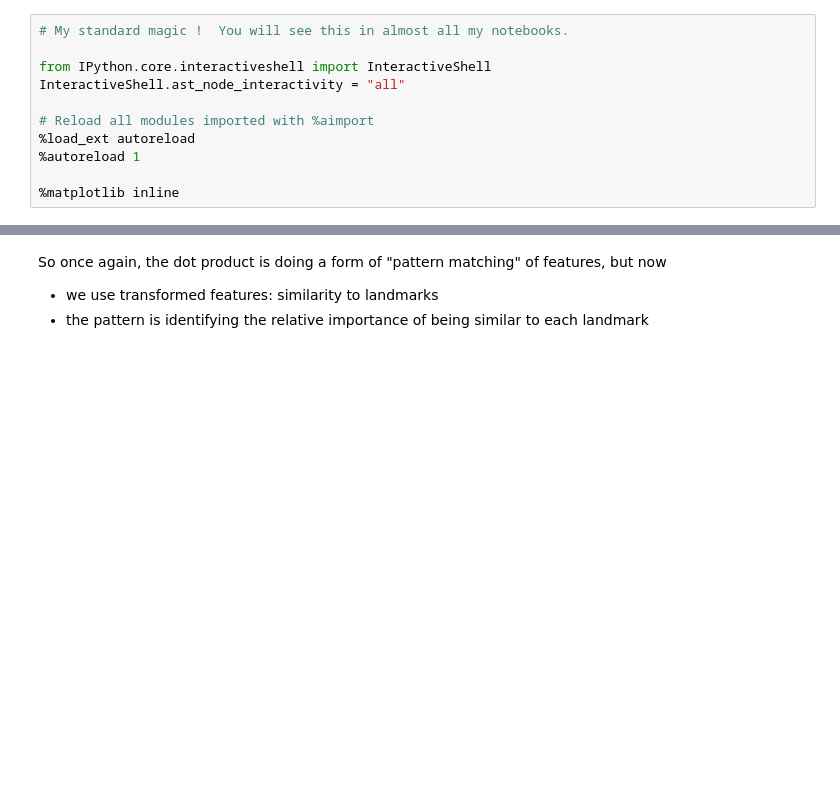
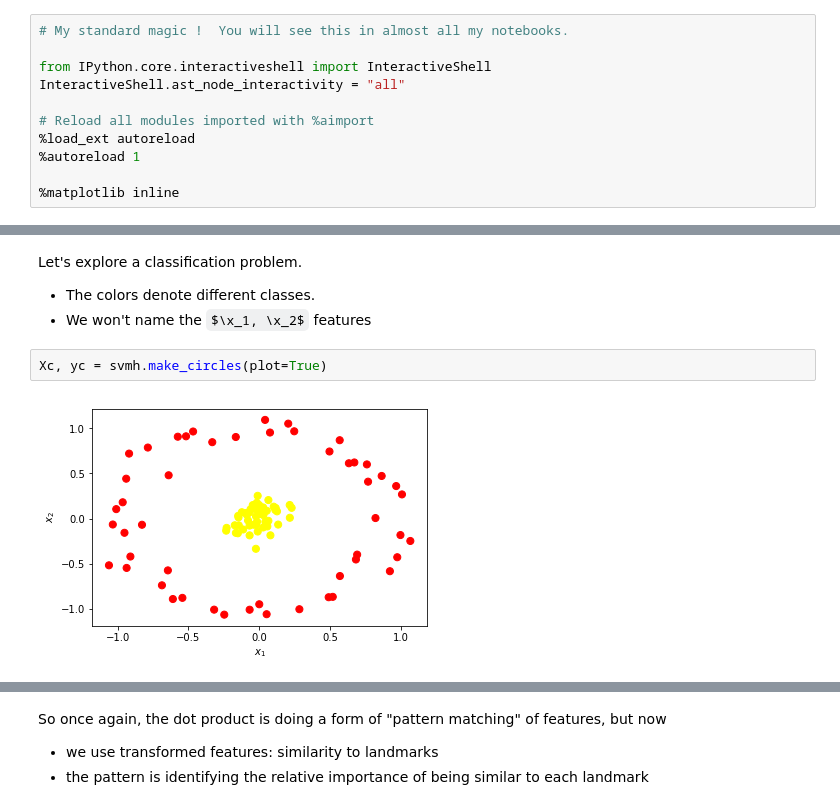
Before and after one commit to kenperry-public/ML_Fall_2019, a Jupyter notebook: SVM.ipynb, the cells around one changed output, grey strips where cells are left out. Drawn from its saved outputs; the diff is of its cells as text; some formulas as TeX source; blank space fills up the shorter version.

```diff
--- a/SVM.ipynb
+++ b/SVM.ipynb
@@ -220,0 +579,8 @@ $$
+# %% [markdown]
+Let's explore a classification problem.
+- The colors denote different classes.
+- We won't name the $\x_1, \x_2$ features
+# %%
+Xc, yc = svmh.make_circles(plot=True)
+# %% [output]
+[figure, added]
```
Also changed, not shown: parts of 129 cells of this notebook, 12 other files.
